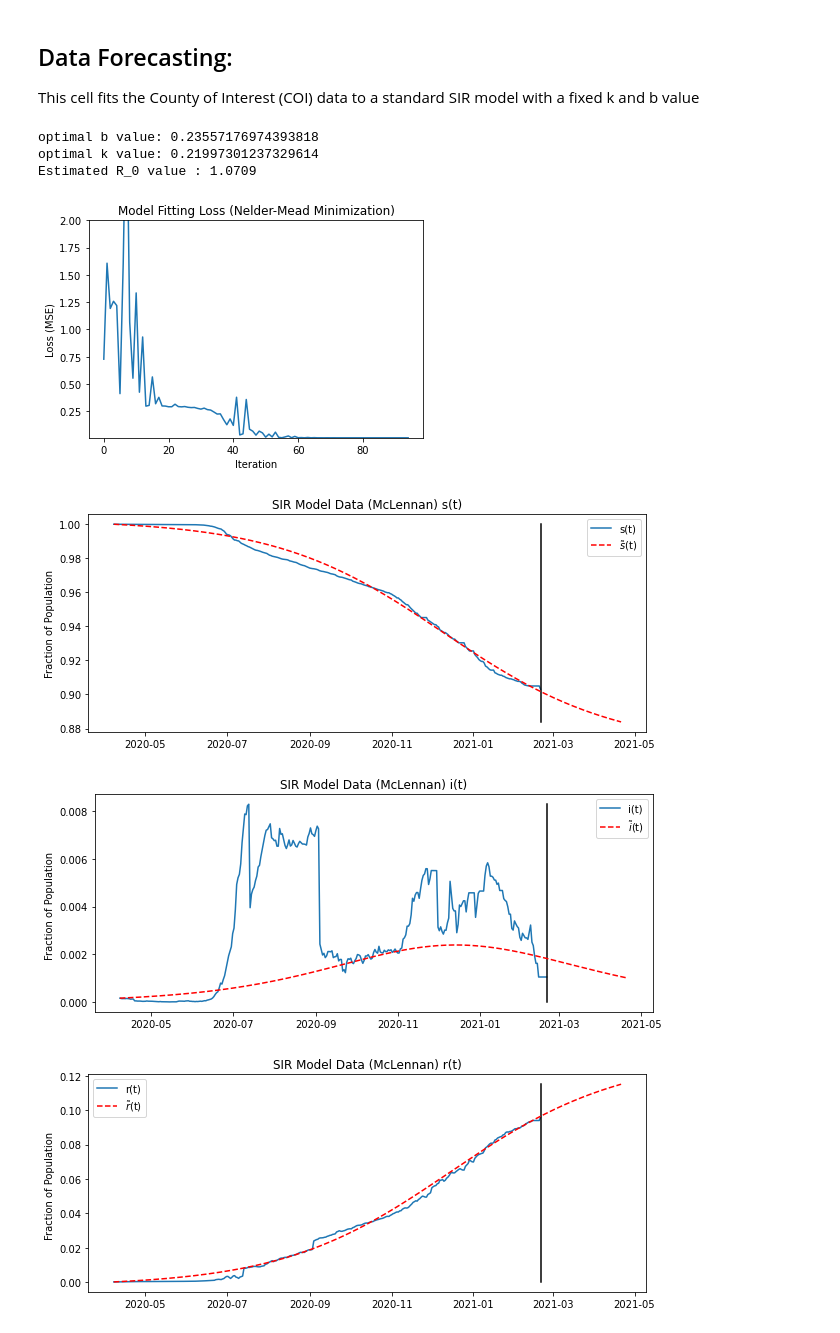
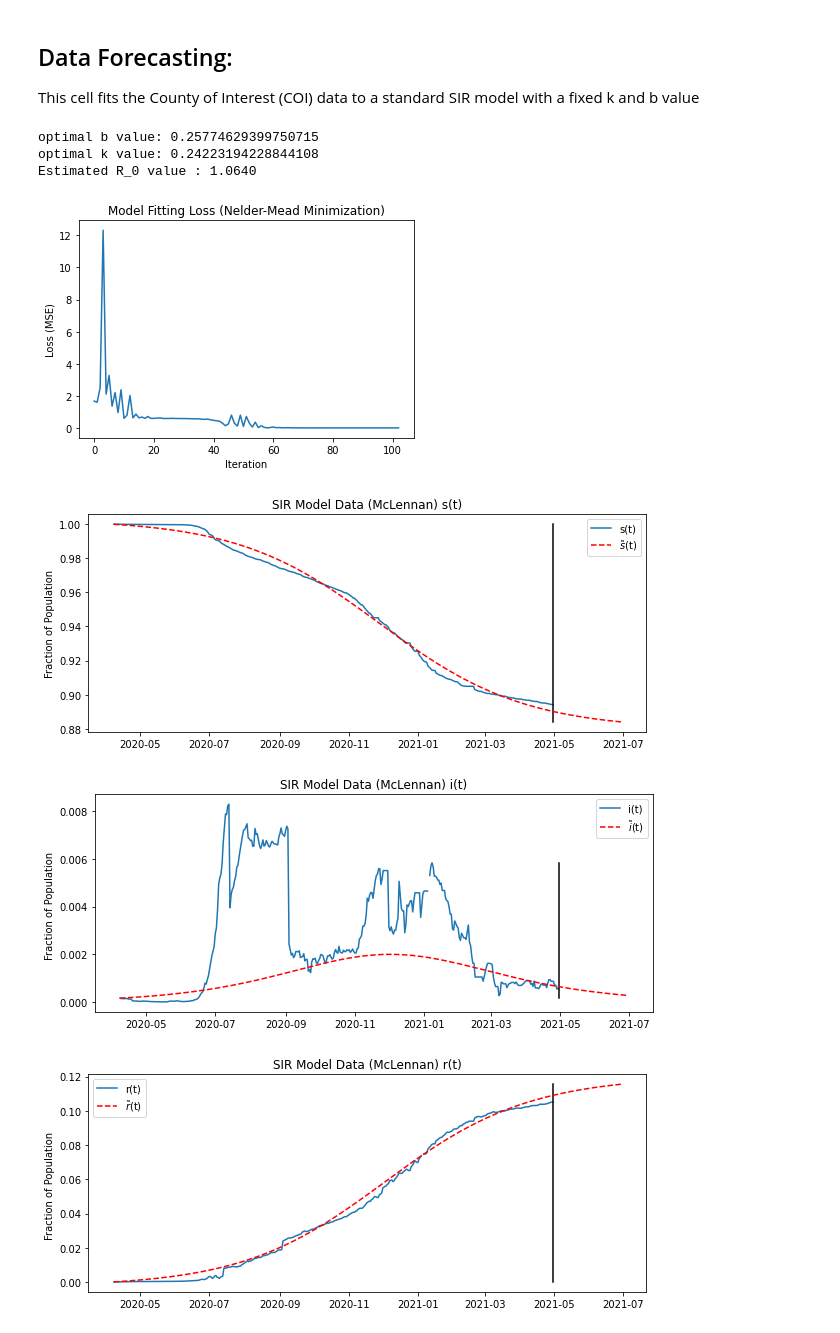
Before and after one commit to cburdine/tx_covid_models, a Jupyter notebook: TX COVID Analysis.ipynb, the cells around one changed output. Drawn from its saved outputs; the diff is of its cells as text; code cells hidden in the pictures.

Commit message:
updated data to most recent data from TX Dept. of State Health Services and re-fitted models

```diff
--- a/TX COVID Analysis.ipynb
+++ b/TX COVID Analysis.ipynb
@@ -317,13 +317,15 @@ def fit_constant_sir_model(s_data, i_data, r_data,
 
     # loss function for model fit:
     def model_loss(params):
+
+        # this integrates the system with 4-stage Runge Kutta (RK4):
         y_approx = odeint(SIR_RHS, y_0, t_norm, args=(params[0],params[1]))
         s_approx = y_approx[:,0]
         i_approx = y_approx[:,1]
         r_approx = y_approx[:,2]
 
         # use MSE loss (weighted by fraction of population)
-        loss = np.sum(loss_weights[0]*(s_approx - s_data)**2 +
+        loss = np.nansum(loss_weights[0]*(s_approx - s_data)**2 +
                       loss_weights[1]*(i_approx - i_data)**2 +
                       loss_weights[2]*(r_approx - r_data)**2)
 
@@ -367,7 +369,7 @@ print(f'Estimated R_0 value : {opt_params[0]/opt_params[1]:.4f}')
 plt.figure()
 plt.title('Model Fitting Loss (Nelder-Mead Minimization)')
 plt.plot(eval_loss)
-plt.ylim((np.min(eval_loss), 2.0))
+#plt.ylim((np.nanmin(eval_loss), 2.0))
 plt.xlabel('Iteration')
 plt.ylabel('Loss (MSE)')
 plt.show()
@@ -393,37 +395,37 @@ plt.plot(I_t_fit, I_y_fit, 'r--', label=r'$\tilde{i}$(t)')
 plt.legend()
 plt.show()
 
 plt.figure(figsize=(10,4))
 plt.ylabel('Fraction of Population ')
 plt.title(f'SIR Model Data ({DEFAULT_COUNTY}) r(t)')
 plt.plot(R_t, R_y, label='r(t)')
 plt.plot([R_t[-1]]*2,[min(np.min(R_y),np.min(R_y_fit)),
                       max(np.max(R_y),np.max(R_y_fit))],'k')
 plt.plot(R_t_fit, R_y_fit, 'r--', label=r'$\tilde{r}$(t)')
 
 plt.legend()
 plt.show()
 
 # print outcome statistics:
 print(f'=========== Known Outcome ({S_t[-1]}) ===========')
 print(f'Fraction of uninfected individuals: {S_y[-1]:.4f}')
 print(f'Fraction of infectious individuals: {I_y[-1]:.4f}')
 print(f'Fraction of recovered individuals: {R_y[-1]:.4f}\n')
 print(f'Actual uninfected individuals: {pop_estimate*S_y[-1]:.0f}')
 print(f'Actual infectious individuals: {pop_estimate*I_y[-1]:.0f}')
 print(f'Actual recovered individuals: {pop_estimate*R_y[-1]:.0f}\n')
 print(f'=========== Forecasted Outcome ({S_t_fit[-1]}) ===========')
 print(f'Fraction of uninfected individuals: {S_y_fit[-1]:.4f}')
 print(f'Fraction of infectious individuals: {I_y_fit[-1]:.4f}')
 print(f'Fraction of recovered individuals: {R_y_fit[-1]:.4f}\n')
 print(f'Actual uninfected individuals: {pop_estimate*S_y_fit[-1]:.0f}')
 print(f'Actual infectious individuals: {pop_estimate*I_y_fit[-1]:.0f}')
 print(f'Actual recovered individuals: {pop_estimate*R_y_fit[-1]:.0f}\n')
 # %% [output]
-optimal b value: 0.23557176974393818
-optimal k value: 0.21997301237329614
-Estimated R_0 value : 1.0709
+optimal b value: 0.25774629399750715
+optimal k value: 0.24223194228844108
+Estimated R_0 value : 1.0640
-[figure, old version]
+[figure, new version]
-[figure, old version]
+[figure, new version]
-[figure, old version]
+[figure, new version]
-[figure, old version]
+[figure, new version]
```
Also changed, not shown: parts of 4 cells of this notebook, 6 other files.
